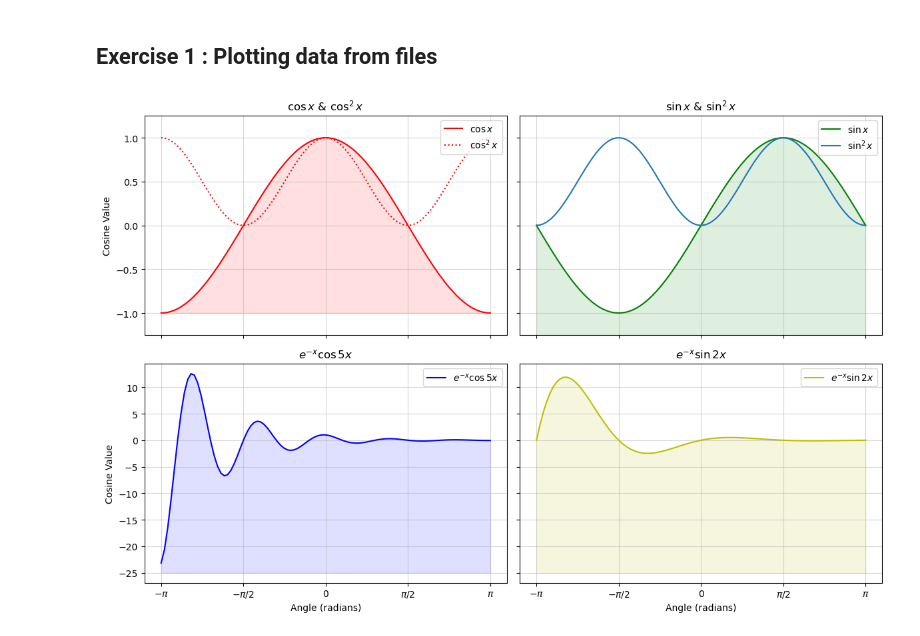
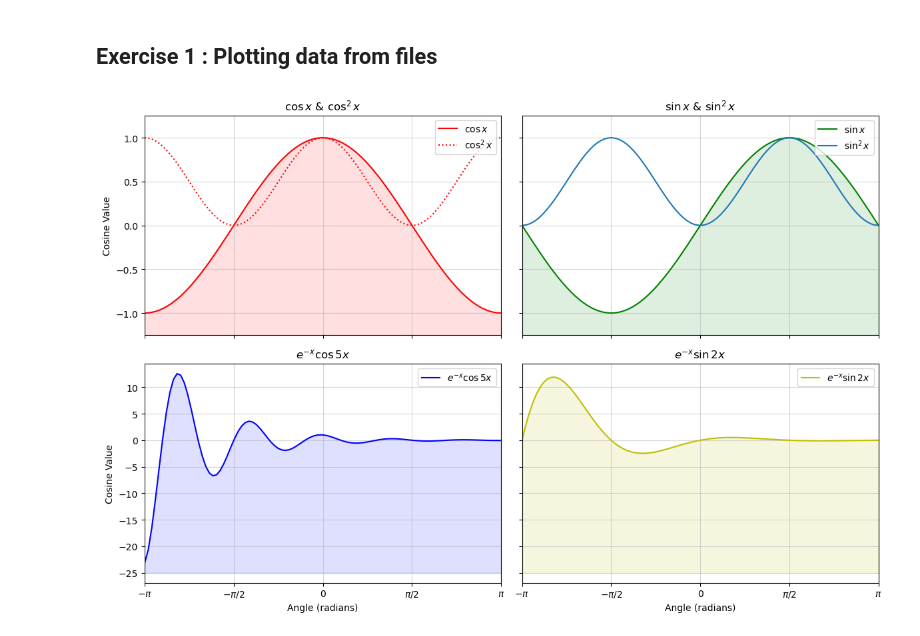
Before and after one commit to SPS-SP2273/learning-portfolio-enxinnn, a Jupyter notebook: plotting/plotting_(good).ipynb, the cells around one changed output. Drawn from its saved outputs; the diff is of its cells as text; code cells hidden in the pictures.

```diff
--- a/plotting/plotting_(good).ipynb
+++ b/plotting/plotting_(good).ipynb
@@ -217,7 +217,7 @@ axes[0, 0].plot(x, cos_x**2, color='r',
                 linestyle=':', label='$\cos^2 x$')
 axes[0, 0].set_title('$\cos x$ & $\cos^2x$')
 axes[0, 0].set_ylabel('Cosine Value')
-axes[0, 0].fill_between(x, cos_x, -1, color='r', alpha=.125)
+axes[0, 0].fill_between(x, cos_x, -2, color='r', alpha=.125)
 axes[0, 0].legend(loc='upper right')
 
 #------- Subplot 2 -------#
@@ -227,31 +227,32 @@ axes[0, 1].plot(x, sin_x**2, label='$\sin^2 x$')
 axes[0, 1].set_ylim(-1.25, 1.25)
 axes[0, 1].legend(loc='upper right')
 axes[0, 1].set_title('$\sin x$ & $\sin^2x$')
 
 #------- Subplot 3 -------#
 axes[1, 0].plot(x, fun1_x, color='b', label='$e^{-x}\cos 5x$')
 axes[1, 0].fill_between(x, fun1_x, -25, color='b', alpha=.125)
 axes[1, 0].set_title('$e^{-x}\cos 5x$')
 axes[1, 0].set_xlabel('Angle (radians)')
 axes[1, 0].set_ylabel('Cosine Value')
 axes[1, 0].set_xticks([-np.pi, -np.pi / 2, 0, np.pi / 2, np.pi])
 axes[1, 0].set_xticklabels(['$-\pi$', '$-\pi/2$', '0', '$\pi/2$', '$\pi$'])
 axes[1, 0].legend(loc='upper right')
 
 #------- Subplot 4 -------#
 axes[1, 1].plot(x, fun2_x, color='y', label='$e^{-x}\sin 2x$')
 axes[1, 1].set_title('$e^{-x}\sin 2x$')
 axes[1, 1].fill_between(x, fun2_x, -25, color='y', alpha=.125)
 axes[1, 1].set_xticks([-np.pi, -np.pi / 2, 0, np.pi / 2, np.pi])
 axes[1, 1].set_xticklabels(['$-\pi$', '$-\pi/2$', '0', '$\pi/2$', '$\pi$'])
 axes[1, 1].legend(loc='upper right')
 axes[1, 1].set_xlabel('Angle (radians)')
 
 # 'flatten', 'opens' the 2D array into a simple 1D array
 for a in axes.flatten():
     a.grid(alpha=.5)
+    a.set_xlim(-np.pi,np.pi)
 
 plt.tight_layout() # adjusts spaces between subplots
 plt.show()
 # %% [output]
-[figure, old version]
+[figure, new version]
```
Also changed, not shown: 2 other files.
